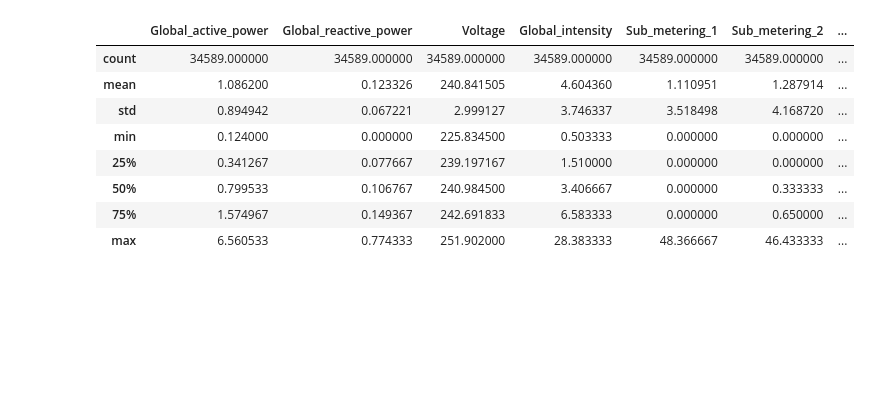
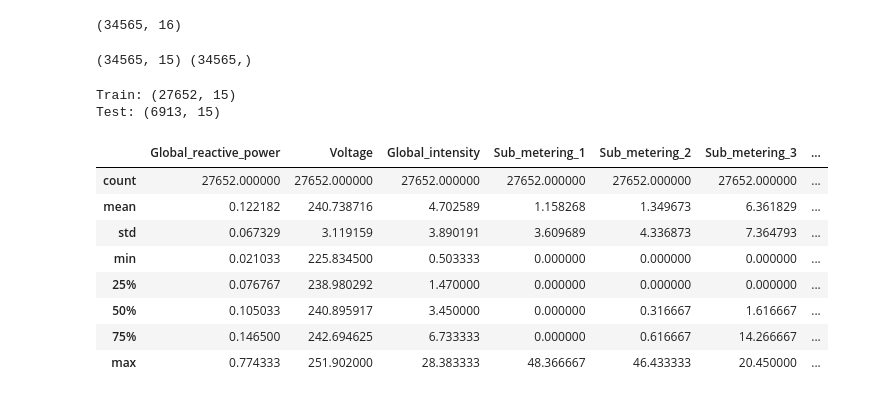
Before and after one commit to springboardmentor1361k/Smart-Energy-Consumption-Analysis-and-Prediction-using-Machine-Learning-with-Device-Level-Insights-, a Jupyter notebook: notebooks/milestone2.ipynb, the cells around one changed output. Saved outputs shown, nothing was run; the diff lists cells and outputs as text; code cells hidden in the pictures; blank space fills up the shorter version.

```diff
--- a/notebooks/milestone2.ipynb
+++ b/notebooks/milestone2.ipynb
@@ -87,0 +111,10 @@ daily_df.head()
+# %%
+hourly_df["gap_roll_mean_24"] = (
+    hourly_df["Global_active_power"].rolling(window=24).mean()
+)
+
+hourly_df["gap_roll_std_24"] = (
+    hourly_df["Global_active_power"].rolling(window=24).std()
+)
+
+hourly_df[["gap_roll_mean_24", "gap_roll_std_24"]].head(30)
@@ -88,12 +140,38 @@ daily_df.head()
+# %%
+hourly_df.dropna(inplace=True)
+print(hourly_df.shape)
+# %% [output]
+(34565, 16)
+# %%
+X = hourly_df.drop("Global_active_power", axis=1)
+y = hourly_df["Global_active_power"]
+
+print(X.shape, y.shape)
+# %% [output]
+(34565, 15) (34565,)
+# %%
+split_index = int(len(hourly_df) * 0.8)
+
+X_train = X.iloc[:split_index]
+X_test  = X.iloc[split_index:]
+
+y_train = y.iloc[:split_index]
+y_test  = y.iloc[split_index:]
+
+print("Train:", X_train.shape)
+print("Test:", X_test.shape)
+# %% [output]
+Train: (27652, 15)
+Test: (6913, 15)
 # %%
-hourly_df.describe()
+X_train.describe()
 # %% [output]
-|  | Global_active_power | Global_reactive_power | Voltage | Global_intensity | Sub_metering_1 | Sub_metering_2 | ... |
-| count | 34589.000000 | 34589.000000 | 34589.000000 | 34589.000000 | 34589.000000 | 34589.000000 | ... |
-| mean | 1.086200 | 0.123326 | 240.841505 | 4.604360 | 1.110951 | 1.287914 | ... |
-| std | 0.894942 | 0.067221 | 2.999127 | 3.746337 | 3.518498 | 4.168720 | ... |
-| min | 0.124000 | 0.000000 | 225.834500 | 0.503333 | 0.000000 | 0.000000 | ... |
-| 25% | 0.341267 | 0.077667 | 239.197167 | 1.510000 | 0.000000 | 0.000000 | ... |
-| 50% | 0.799533 | 0.106767 | 240.984500 | 3.406667 | 0.000000 | 0.333333 | ... |
-| 75% | 1.574967 | 0.149367 | 242.691833 | 6.583333 | 0.000000 | 0.650000 | ... |
-| max | 6.560533 | 0.774333 | 251.902000 | 28.383333 | 48.366667 | 46.433333 | ... |
+|  | Global_reactive_power | Voltage | Global_intensity | Sub_metering_1 | Sub_metering_2 | Sub_metering_3 | ... |
+| count | 27652.000000 | 27652.000000 | 27652.000000 | 27652.000000 | 27652.000000 | 27652.000000 | ... |
+| mean | 0.122182 | 240.738716 | 4.702589 | 1.158268 | 1.349673 | 6.361829 | ... |
+| std | 0.067329 | 3.119159 | 3.890191 | 3.609689 | 4.336873 | 7.364793 | ... |
+| min | 0.021033 | 225.834500 | 0.503333 | 0.000000 | 0.000000 | 0.000000 | ... |
+| 25% | 0.076767 | 238.980292 | 1.470000 | 0.000000 | 0.000000 | 0.000000 | ... |
+| 50% | 0.105033 | 240.895917 | 3.450000 | 0.000000 | 0.316667 | 1.616667 | ... |
+| 75% | 0.146500 | 242.694625 | 6.733333 | 0.000000 | 0.616667 | 14.266667 | ... |
+| max | 0.774333 | 251.902000 | 28.383333 | 48.366667 | 46.433333 | 20.450000 | ... |
```
Also changed, not shown: parts of 13 cells of this notebook.
